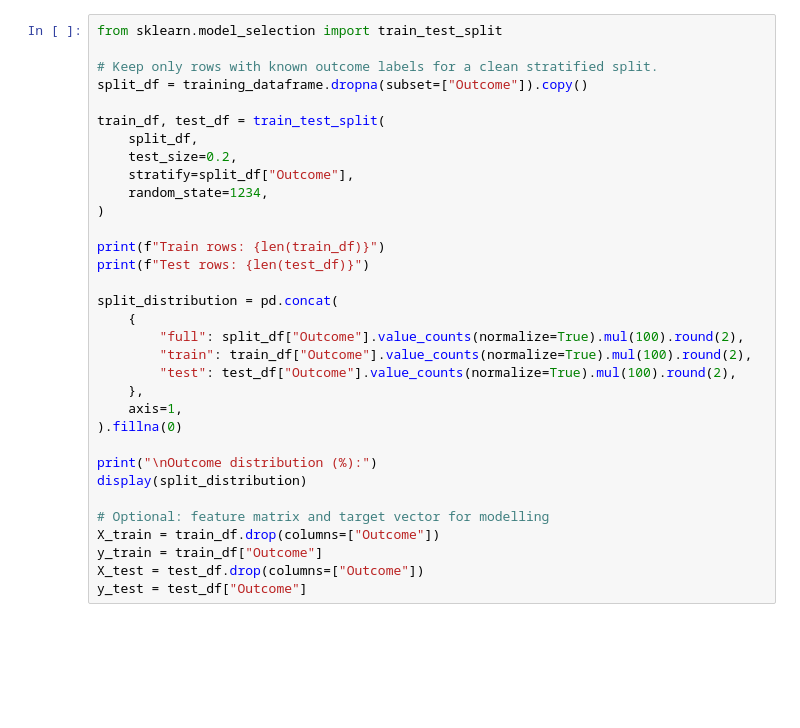
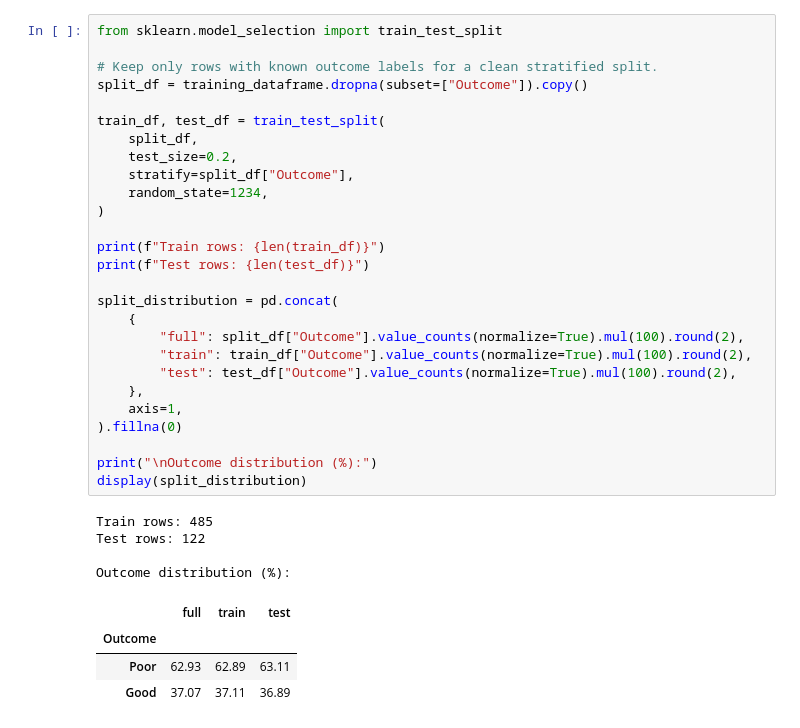
Before and after one commit to Vilnius-Kosice-joint-project-2026/predicting-neurological-recovery, a Jupyter notebook: metadata_model.ipynb, the cells around one changed output. Drawn from its saved outputs; the diff is of its cells as text; blank space fills up the shorter version.

```diff
--- a/metadata_model.ipynb
+++ b/metadata_model.ipynb
@@ -3,33 +100,36 @@
 # %%
 from sklearn.model_selection import train_test_split
 
 # Keep only rows with known outcome labels for a clean stratified split.
 split_df = training_dataframe.dropna(subset=["Outcome"]).copy()
 
 train_df, test_df = train_test_split(
     split_df,
     test_size=0.2,
     stratify=split_df["Outcome"],
     random_state=1234,
 )
 
 print(f"Train rows: {len(train_df)}")
 print(f"Test rows: {len(test_df)}")
 
 split_distribution = pd.concat(
     {
         "full": split_df["Outcome"].value_counts(normalize=True).mul(100).round(2),
         "train": train_df["Outcome"].value_counts(normalize=True).mul(100).round(2),
         "test": test_df["Outcome"].value_counts(normalize=True).mul(100).round(2),
     },
     axis=1,
 ).fillna(0)
 
 print("\nOutcome distribution (%):")
 display(split_distribution)
-
-# Optional: feature matrix and target vector for modelling
-X_train = train_df.drop(columns=["Outcome"])
-y_train = train_df["Outcome"]
-X_test = test_df.drop(columns=["Outcome"])
-y_test = test_df["Outcome"]
+# %% [output]
+Train rows: 485
+Test rows: 122
+
+Outcome distribution (%):
+|  | full | train | test |
+| Outcome |  |  |  |
+| Poor | 62.93 | 62.89 | 63.11 |
+| Good | 37.07 | 37.11 | 36.89 |
```
Also changed, not shown: parts of 13 cells of this notebook.
